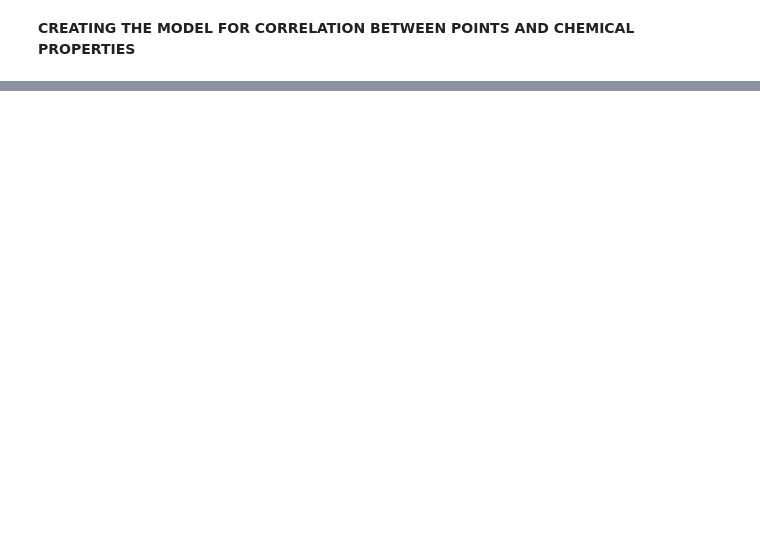
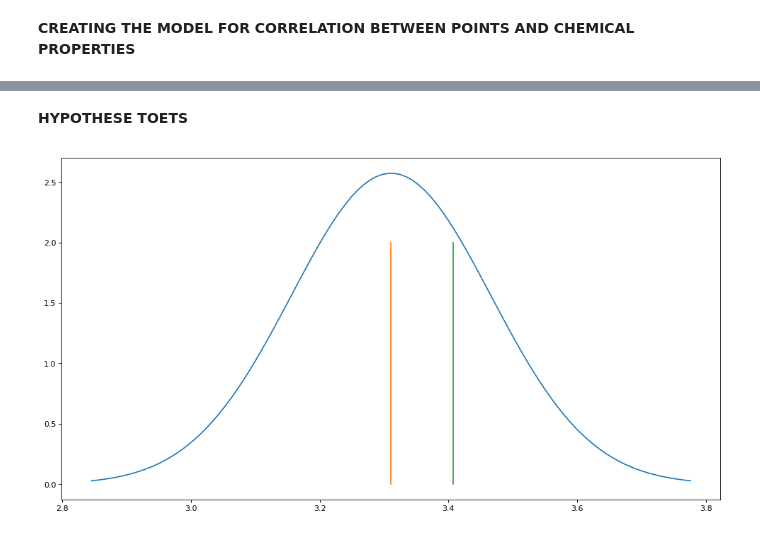
Before and after one commit to LucasVanWijk/Computational_Moddeling_Group_Project, a Jupyter notebook: WineModelling.ipynb, the cells around one changed output, grey strips where cells are left out. Saved outputs shown, nothing was run; the diff lists cells and outputs as text; code cells hidden in the pictures; blank space fills up the shorter version.

```diff
--- a/WineModelling.ipynb
+++ b/WineModelling.ipynb
@@ -260,0 +304,25 @@ print(model.score(X_test,y_test))
+# %% [markdown]
+__HYPOTHESE TOETS__
+# %%
+ph_sample = np.array([3.41, 3.51, 3.39, 3.11, 3.21, 3.50, 3.46, 3.37, 3.71])
+
+x_ = ph_sample.mean() # Gemiddelde van de steekproef
+n = len(ph_sample) # Grootte steekproef
+s = ph_sample.std()
+
+population = 2060
+sigma = 0.155111 # Standaard deviatie van de populatie
+mu = 3.310869 # Gemiddlede van de populatie
+
+alpha = 0.05 # 95% betrouwbaarheid
+se = sigma / np.sqrt(n) # standard error using sigma of population, since its available
+
+# plot de normaalverdeling met gemiddelde populatie en steekproef
+x = np.linspace(mu - 3*sigma, mu + 3*sigma, 100)
+plt.figure(figsize=(15,8), dpi=80)
+plt.plot(x, stats.norm.pdf(x, mu, sigma))
+plt.plot([mu,mu],[0,2]) # gemiddelde populatie
+plt.plot([x_,x_],[0,2]) # gemiddelde steekproef
+plt.show()
+# %% [output]
+[figure, added]
```
Also changed, not shown: parts of 16 cells of this notebook, 1 other file.
